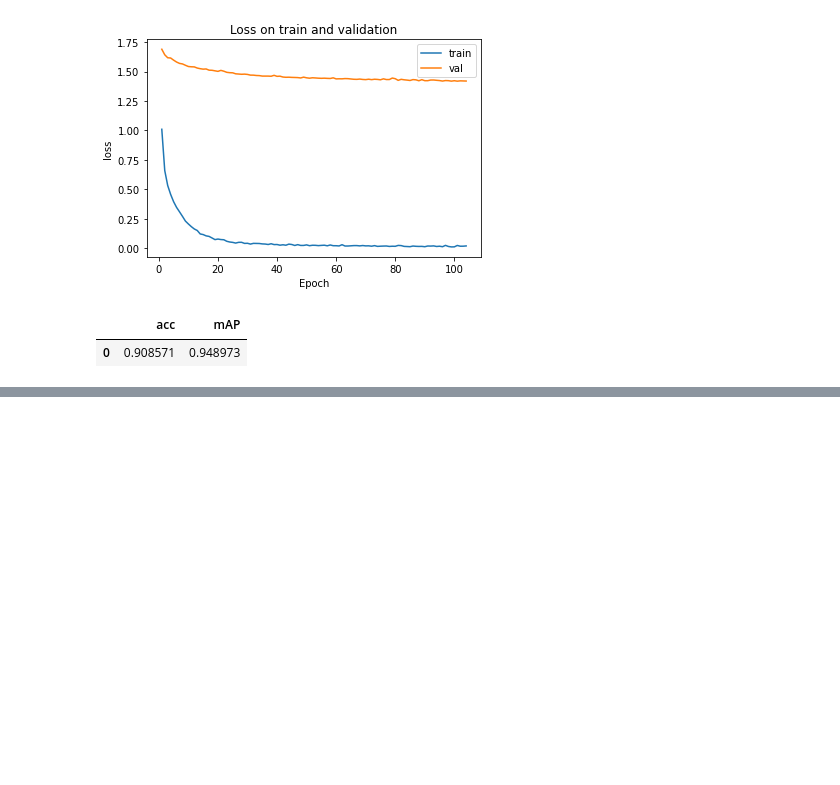
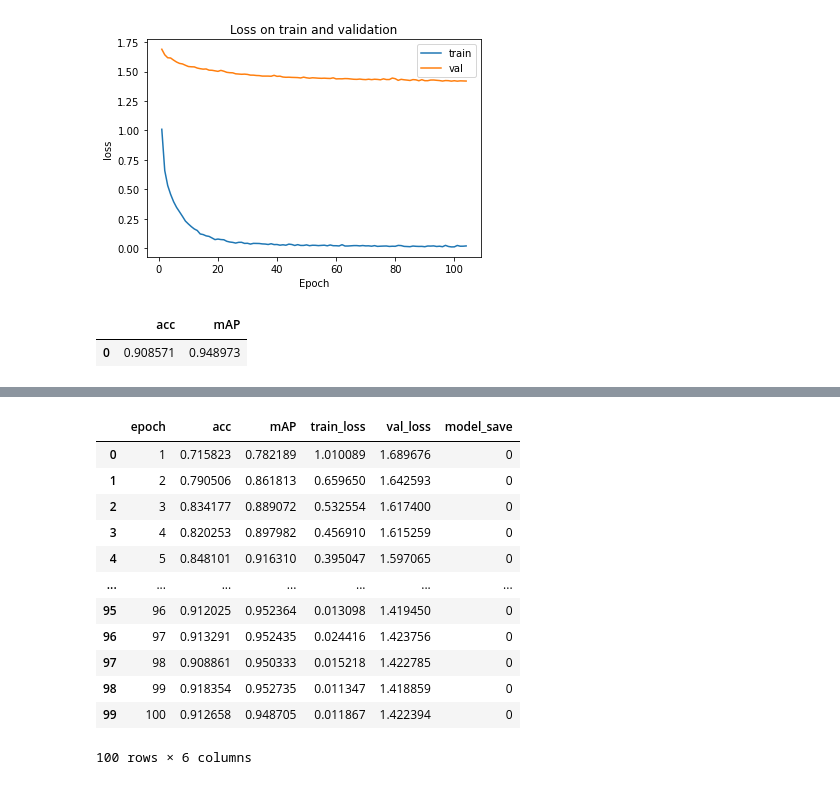
Before and after one commit to Killian-Susini/Proj_Deep, a Jupyter notebook: deep_learning_AST.ipynb, the cells around one changed output, grey strips where cells are left out. Saved outputs shown, nothing was run; the diff lists cells and outputs as text; code cells hidden in the pictures; blank space fills up the shorter version.

```diff
--- a/deep_learning_AST.ipynb
+++ b/deep_learning_AST.ipynb
@@ -641,0 +751,16 @@ df_test[['acc', 'mAP']]
+# %%
+results_1[:100]
+# %% [output]
+|  | epoch | acc | mAP | train_loss | val_loss | model_save |
+| 0 | 1 | 0.715823 | 0.782189 | 1.010089 | 1.689676 | 0 |
+| 1 | 2 | 0.790506 | 0.861813 | 0.659650 | 1.642593 | 0 |
+| 2 | 3 | 0.834177 | 0.889072 | 0.532554 | 1.617400 | 0 |
+| 3 | 4 | 0.820253 | 0.897982 | 0.456910 | 1.615259 | 0 |
+| 4 | 5 | 0.848101 | 0.916310 | 0.395047 | 1.597065 | 0 |
+| ... | ... | ... | ... | ... | ... | ... |
+| 95 | 96 | 0.912025 | 0.952364 | 0.013098 | 1.419450 | 0 |
+| 96 | 97 | 0.913291 | 0.952435 | 0.024416 | 1.423756 | 0 |
+| 97 | 98 | 0.908861 | 0.950333 | 0.015218 | 1.422785 | 0 |
+| 98 | 99 | 0.918354 | 0.952735 | 0.011347 | 1.418859 | 0 |
+| 99 | 100 | 0.912658 | 0.948705 | 0.011867 | 1.422394 | 0 |
+100 rows × 6 columns
```
Also changed, not shown: parts of 11 cells of this notebook.
